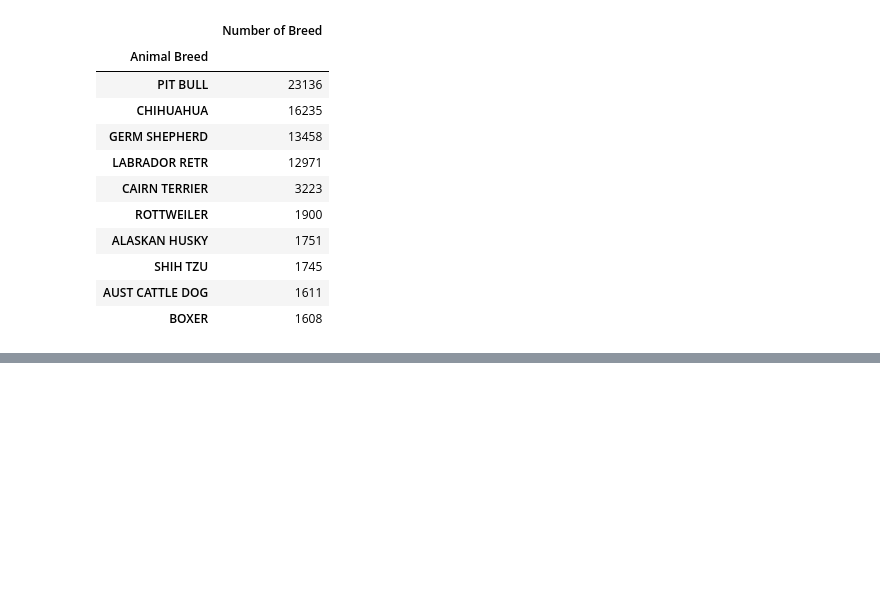
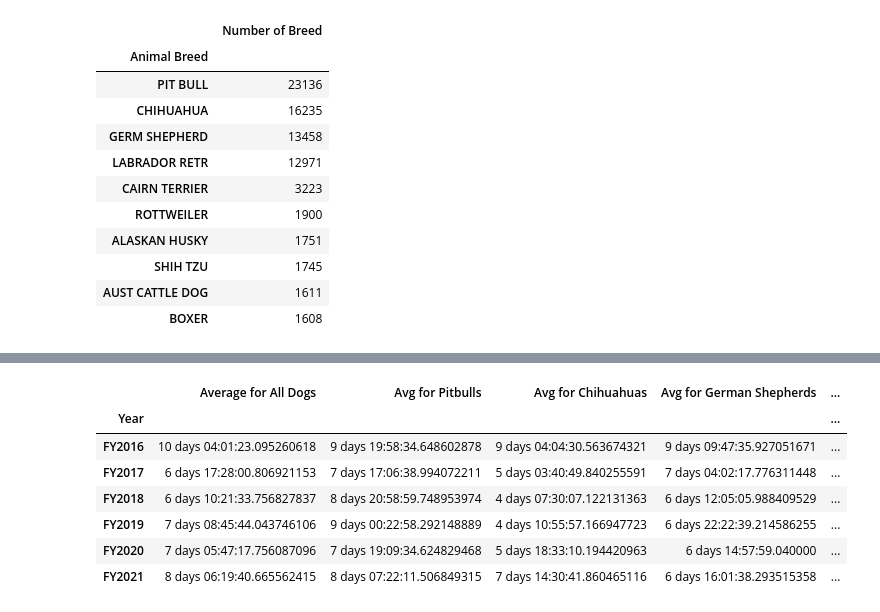
Before and after one commit to jconcha56429/Project1, a Jupyter notebook: Project1.ipynb, the cells around one changed output, grey strips where cells are left out. Drawn from its saved outputs; the diff is of its cells as text; code cells hidden in the pictures; blank space fills up the shorter version.

```diff
--- a/Project1.ipynb
+++ b/Project1.ipynb
@@ -493,0 +594,49 @@ dogs_per_breed.sort_values(by=['Number of Breed'], ascending=False).head(10)
+# %%
+# FIND AVERAGE LENGTH OF TIME EACH DOG BREED SPENT IN SHELTER
+
+pitbulls_time = pitbulls_df.groupby(["Year"])["Time in Shelter"]
+chihuahuas_time = chihuahuas_df.groupby(["Year"])["Time in Shelter"]
+germshep_time = germshep_df.groupby(["Year"])["Time in Shelter"]
+lab_time = lab_df.groupby(["Year"])["Time in Shelter"]
+cairn_time = cairn_df.groupby(["Year"])["Time in Shelter"]
+rott_time = rott_df.groupby(["Year"])["Time in Shelter"]
+husky_time = husky_df.groupby(["Year"])["Time in Shelter"]
+shihtzu_time = shihtzu_df.groupby(["Year"])["Time in Shelter"]
+cattledog_time = cattledog_df.groupby(["Year"])["Time in Shelter"]
+boxer_time = boxer_df.groupby(["Year"])["Time in Shelter"]
+all_dogs_time = dogs_df.groupby(["Year"])["Time in Shelter"]
+
+avg_pitbulls_year = pitbulls_time.apply(lambda x: np.mean(x))
+avg_chihuahuas_year = chihuahuas_time.apply(lambda x: np.mean(x))
+avg_germshep_year = germshep_time.apply(lambda x: np.mean(x))
+avg_lab_year = lab_time.apply(lambda x: np.mean(x))
+avg_cairn_year = cairn_time.apply(lambda x: np.mean(x))
+avg_rott_year = rott_time.apply(lambda x: np.mean(x))
+avg_husky_year = husky_time.apply(lambda x: np.mean(x))
+avg_shihtzu_year = shihtzu_time.apply(lambda x: np.mean(x))
+avg_cattledog_year = cattledog_time.apply(lambda x: np.mean(x))
+avg_boxer_year = boxer_time.apply(lambda x: np.mean(x))
+avg_dogs_time = all_dogs_time.apply(lambda x: np.mean(x))
+# %%
+time_in_shelter_per_year = pd.DataFrame({"Average for All Dogs": avg_dogs_time,
+                                    "Avg for Pitbulls": avg_pitbulls_year,
+                                    "Avg for Chihuahuas": avg_chihuahuas_year,
+                                    "Avg for German Shepherds": avg_germshep_year,
+                                    "Avg for Labrador Retrievers": avg_lab_year,
+                                    "Avg for Cairn Terriers": avg_cairn_year,
+                                    "Avg for Rottweilers": avg_rott_year,
+                                    "Avg for Alaskan Huskies": avg_husky_year,
+                                    "Avg for Shih Tzus": avg_shihtzu_year,
+                                    "Avg for Cattledogs": avg_cattledog_year,
+                                    "Avg for Boxers": avg_boxer_year})
+
+time_in_shelter_per_year
+# %% [output]
+|  | Average for All Dogs | Avg for Pitbulls | Avg for Chihuahuas | Avg for German Shepherds | ... |
+| Year |  |  |  |  | ... |
+| FY2016 | 10 days 04:01:23.095260618 | 9 days 19:58:34.648602878 | 9 days 04:04:30.563674321 | 9 days 09:47:35.927051671 | ... |
+| FY2017 | 6 days 17:28:00.806921153 | 7 days 17:06:38.994072211 | 5 days 03:40:49.840255591 | 7 days 04:02:17.776311448 | ... |
+| FY2018 | 6 days 10:21:33.756827837 | 8 days 20:58:59.748953974 | 4 days 07:30:07.122131363 | 6 days 12:05:05.988409529 | ... |
+| FY2019 | 7 days 08:45:44.043746106 | 9 days 00:22:58.292148889 | 4 days 10:55:57.166947723 | 6 days 22:22:39.214586255 | ... |
+| FY2020 | 7 days 05:47:17.756087096 | 7 days 19:09:34.624829468 | 5 days 18:33:10.194420963 | 6 days 14:57:59.040000 | ... |
+| FY2021 | 8 days 06:19:40.665562415 | 8 days 07:22:11.506849315 | 7 days 14:30:41.860465116 | 6 days 16:01:38.293515358 | ... |
```
Also changed, not shown: parts of 4 cells of this notebook.
